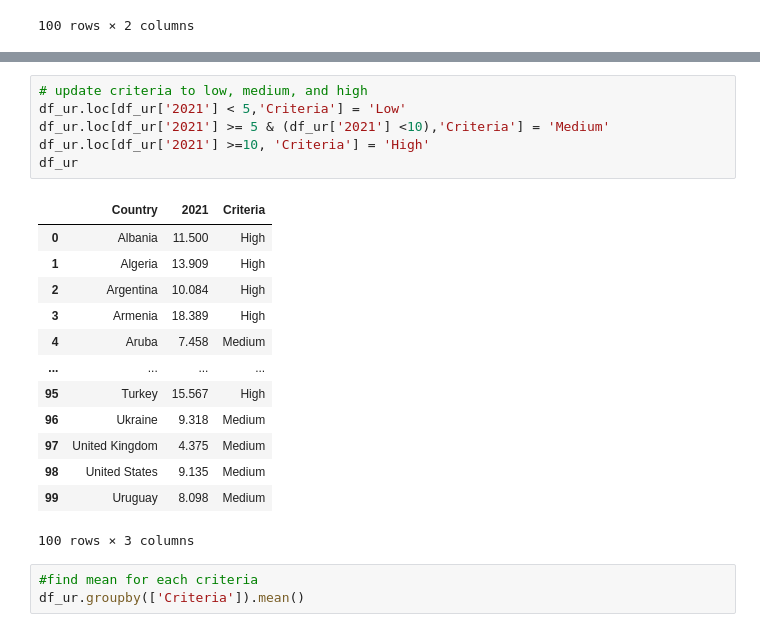
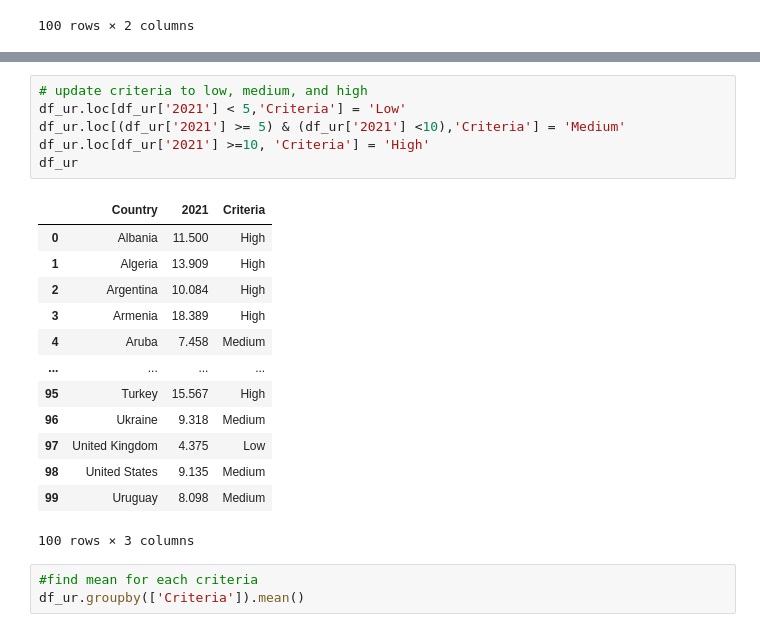
Before and after one commit to gorororo/PYTHONSTUDY, a Jupyter notebook: temp/temp2/11worldEconomicData/worldEconomicoutlookAnalysis.ipynb, the cells around one changed output, grey strips where cells are left out. Drawn from its saved outputs; the diff is of its cells as text.

```diff
--- a/temp/temp2/11worldEconomicData/worldEconomicoutlookAnalysis.ipynb
+++ b/temp/temp2/11worldEconomicData/worldEconomicoutlookAnalysis.ipynb
@@ -598,20 +586,20 @@ df_ur
 # %%
 # update criteria to low, medium, and high
 df_ur.loc[df_ur['2021'] < 5,'Criteria'] = 'Low'
-df_ur.loc[df_ur['2021'] >= 5 & (df_ur['2021'] <10),'Criteria'] = 'Medium'
+df_ur.loc[(df_ur['2021'] >= 5) & (df_ur['2021'] <10),'Criteria'] = 'Medium'
 df_ur.loc[df_ur['2021'] >=10, 'Criteria'] = 'High'
 df_ur
 # %% [output]
 |  | Country | 2021 | Criteria |
 | 0 | Albania | 11.500 | High |
 | 1 | Algeria | 13.909 | High |
 | 2 | Argentina | 10.084 | High |
 | 3 | Armenia | 18.389 | High |
 | 4 | Aruba | 7.458 | Medium |
 | ... | ... | ... | ... |
 | 95 | Turkey | 15.567 | High |
 | 96 | Ukraine | 9.318 | Medium |
-| 97 | United Kingdom | 4.375 | Medium |
+| 97 | United Kingdom | 4.375 | Low |
 | 98 | United States | 9.135 | Medium |
 | 99 | Uruguay | 8.098 | Medium |
 100 rows × 3 columns
```
Also changed, not shown: parts of 9 cells of this notebook, 1 other file.
